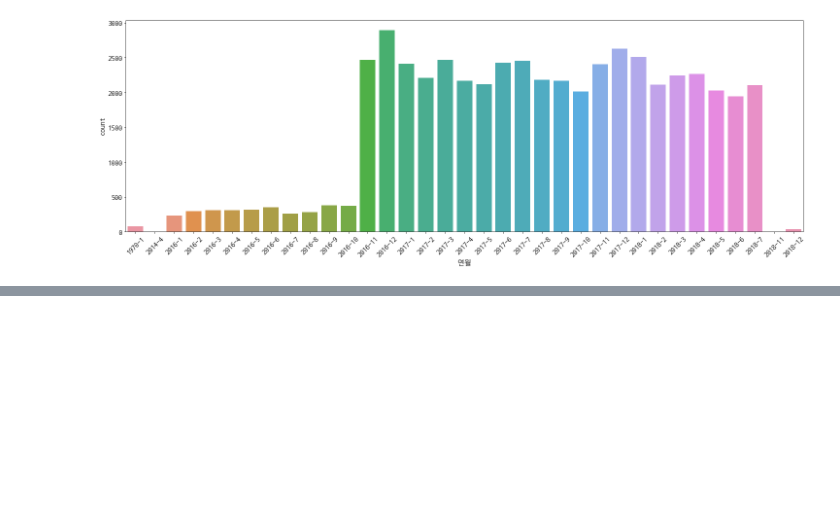
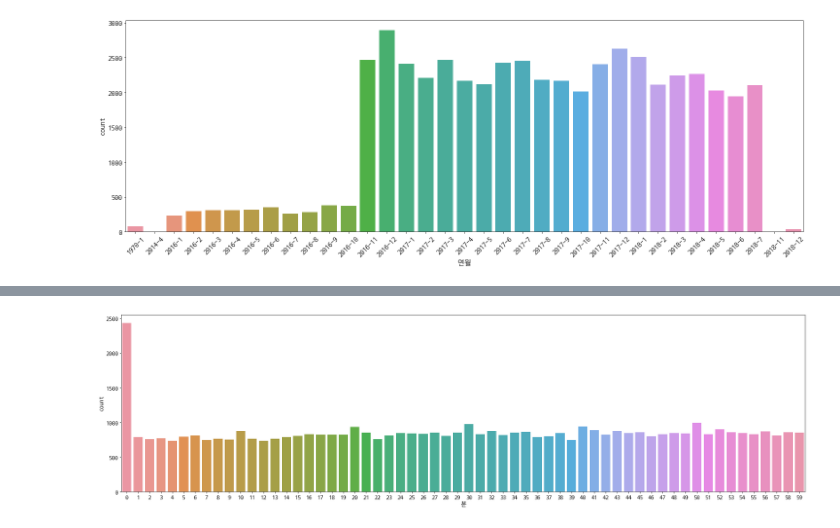
Before and after one commit to sangah-park98/python_dataAnalysis, a Jupyter notebook: 21_DataAnalysis_4.ipynb, the cells around one changed output, grey strips where cells are left out. Drawn from its saved outputs; the diff is of its cells as text; code cells hidden in the pictures; blank space fills up the shorter version.

```diff
--- a/21_DataAnalysis_4.ipynb
+++ b/21_DataAnalysis_4.ipynb
@@ -276,0 +285,6 @@ plt.show()
+# %%
+plt.figure(figsize=(30, 8))
+sns.countplot(data=df, x='분')
+plt.show()
+# %% [output]
+[figure, added]
```
Also changed, not shown: parts of 31 cells of this notebook.
